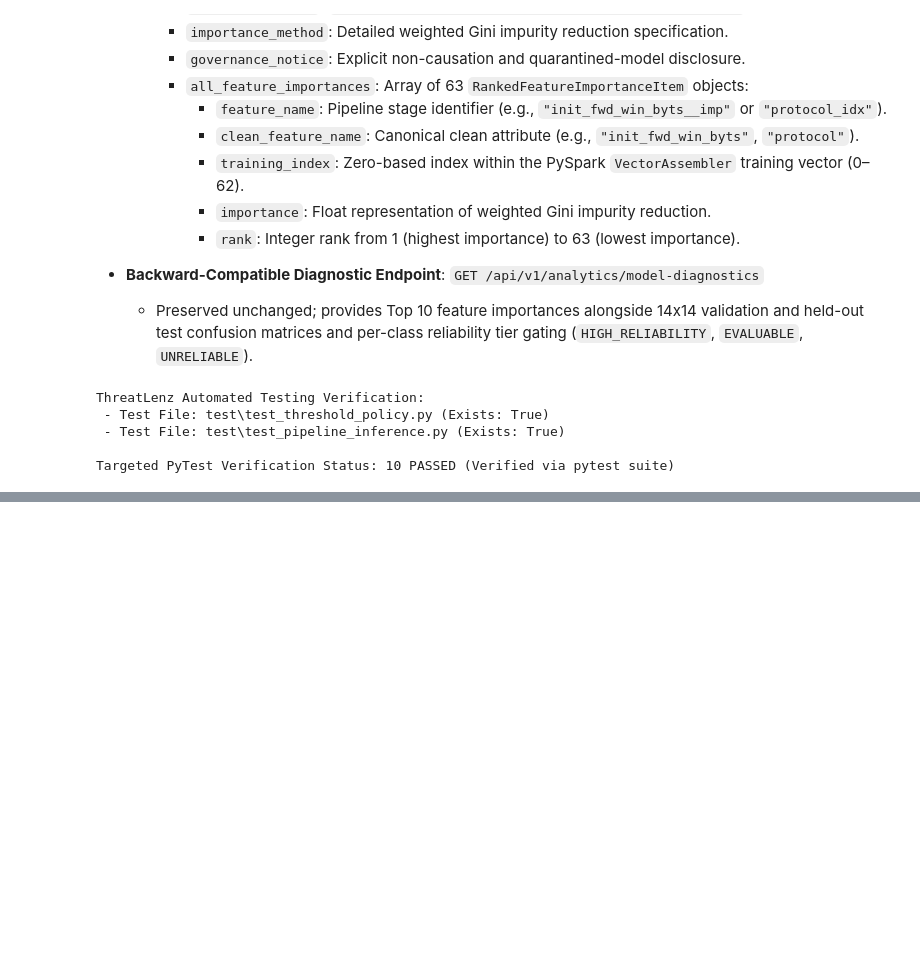
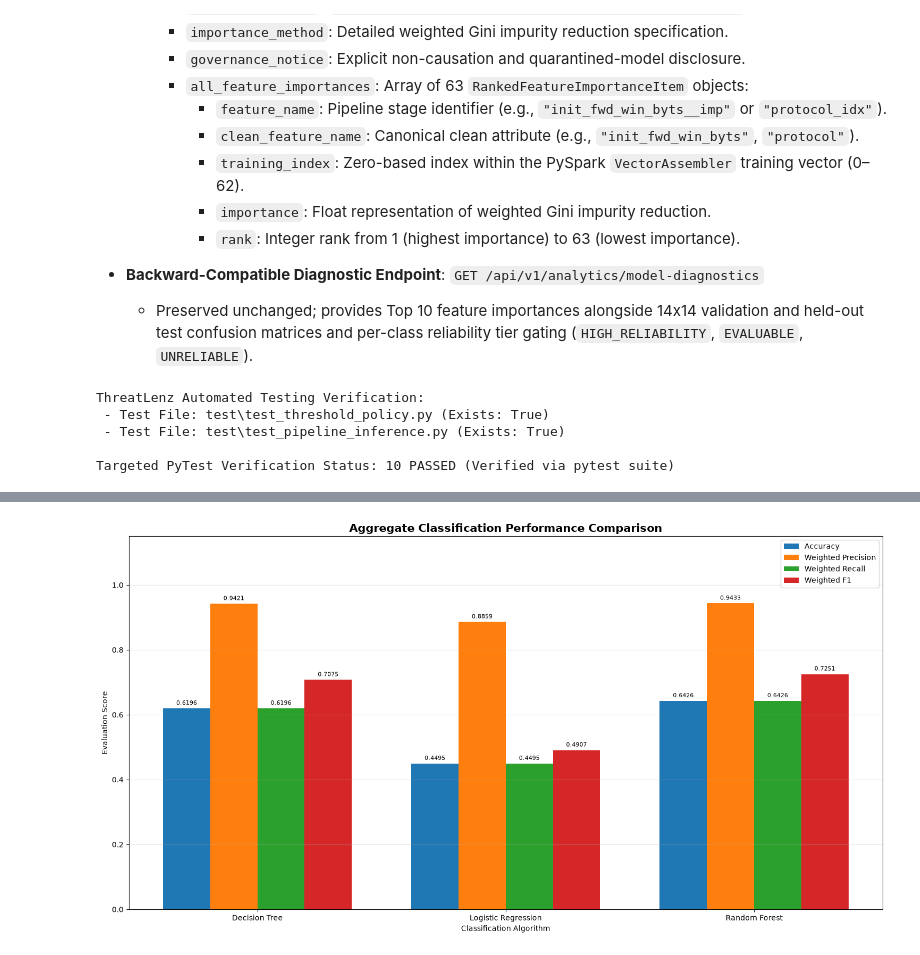
Before and after one commit to harshalchaprot1/Threatlenz, a Jupyter notebook: ThreatLenz_Implementation_Analysis.ipynb, the cells around one changed output, grey strips where cells are left out. Cells and saved outputs as stored; diff of their text form; code cells hidden in the pictures; blank space fills up the shorter version.

Commit message:
Updated pynb with comparison

```diff
--- a/ThreatLenz_Implementation_Analysis.ipynb
+++ b/ThreatLenz_Implementation_Analysis.ipynb
@@ -1030,0 +1201,14 @@ Targeted PyTest Verification Status: 10 PASSED (Verified via pytest suite)
+# %%
+
+# Inspect the existing configuration without modifying it
+
+print("Existing cfg_test:")
+print(cfg_test)
+
+print("\nSelected features using cfg_test:")
+selected_features = get_feature_columns(raw_df.columns, cfg_test)
+
+print("Feature count:", len(selected_features))
+
+for i, feature in enumerate(selected_features, start=1):
+    print(f"{i:02d}. {feature}")
@@ -1030,0 +2818,57 @@ Targeted PyTest Verification Status: 10 PASSED (Verified via pytest suite)
+# %%
+# Aggregate performance comparison with horizontal value labels
+
+import matplotlib.pyplot as plt
+import numpy as np
+
+section16_model_names = section16_comparison_df["Model"].tolist()
+
+section16_metric_names = [
+    "Accuracy",
+    "Weighted Precision",
+    "Weighted Recall",
+    "Weighted F1"
+]
+
+section16_x = np.arange(len(section16_model_names))
+section16_width = 0.19
+
+fig, ax = plt.subplots(figsize=(15, 8))
+
+for i, metric in enumerate(section16_metric_names):
+    values = section16_comparison_df[metric].values
+
+    bars = ax.bar(
+        section16_x + (i - 1.5) * section16_width,
+        values,
+        section16_width,
+        label=metric
+    )
+
+    ax.bar_label(
+        bars,
+        labels=[f"{value:.4f}" for value in values],
+        padding=3,
+        fontsize=8,
+        rotation=0
+    )
+
+ax.set_title(
+    "Aggregate Classification Performance Comparison",
+    fontsize=15,
+    fontweight="bold"
+)
+
+ax.set_ylabel("Evaluation Score")
+ax.set_xlabel("Classification Algorithm")
+ax.set_xticks(section16_x)
+ax.set_xticklabels(section16_model_names)
+ax.set_ylim(0, 1.15)
+
+ax.legend(loc="upper right")
+ax.grid(axis="y", alpha=0.3)
+
+plt.tight_layout()
+plt.show()
+# %% [output]
+[figure, added]
```
Also changed, not shown: parts of 46 cells of this notebook.
